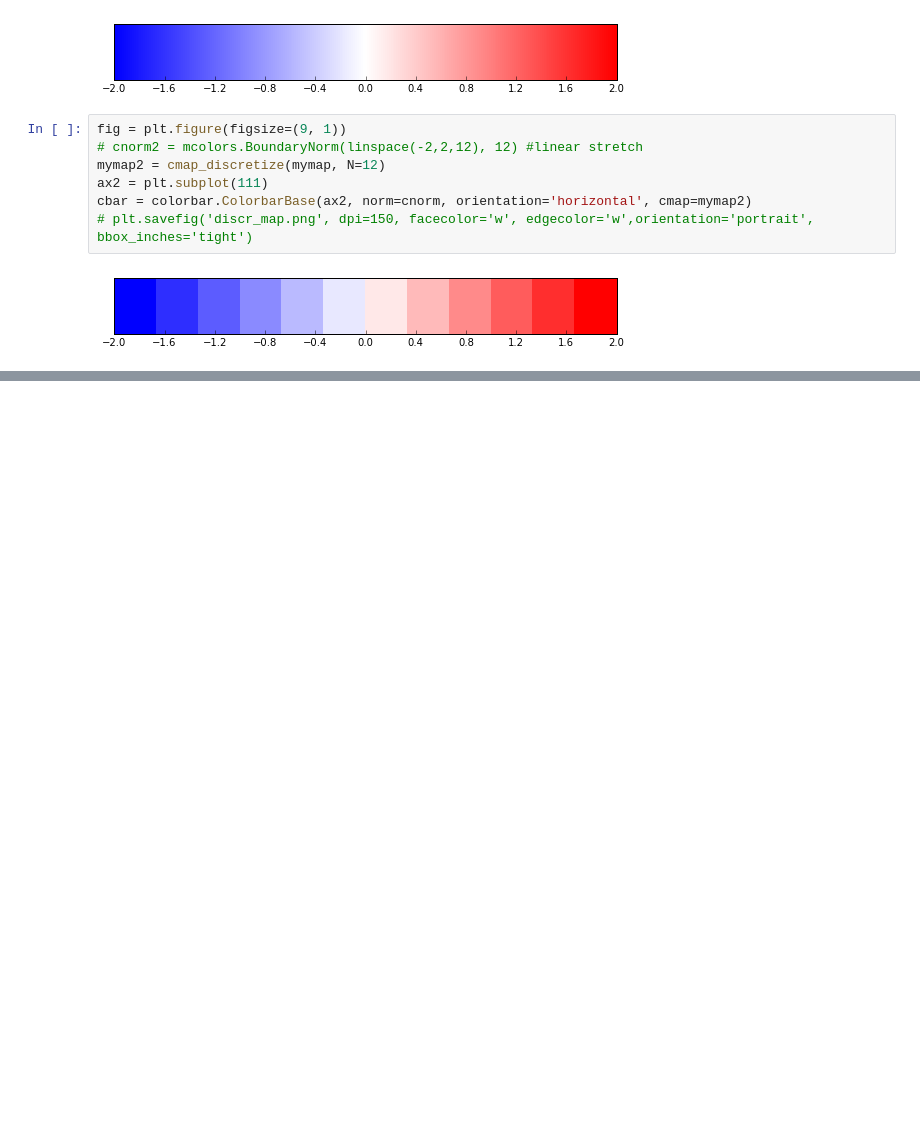
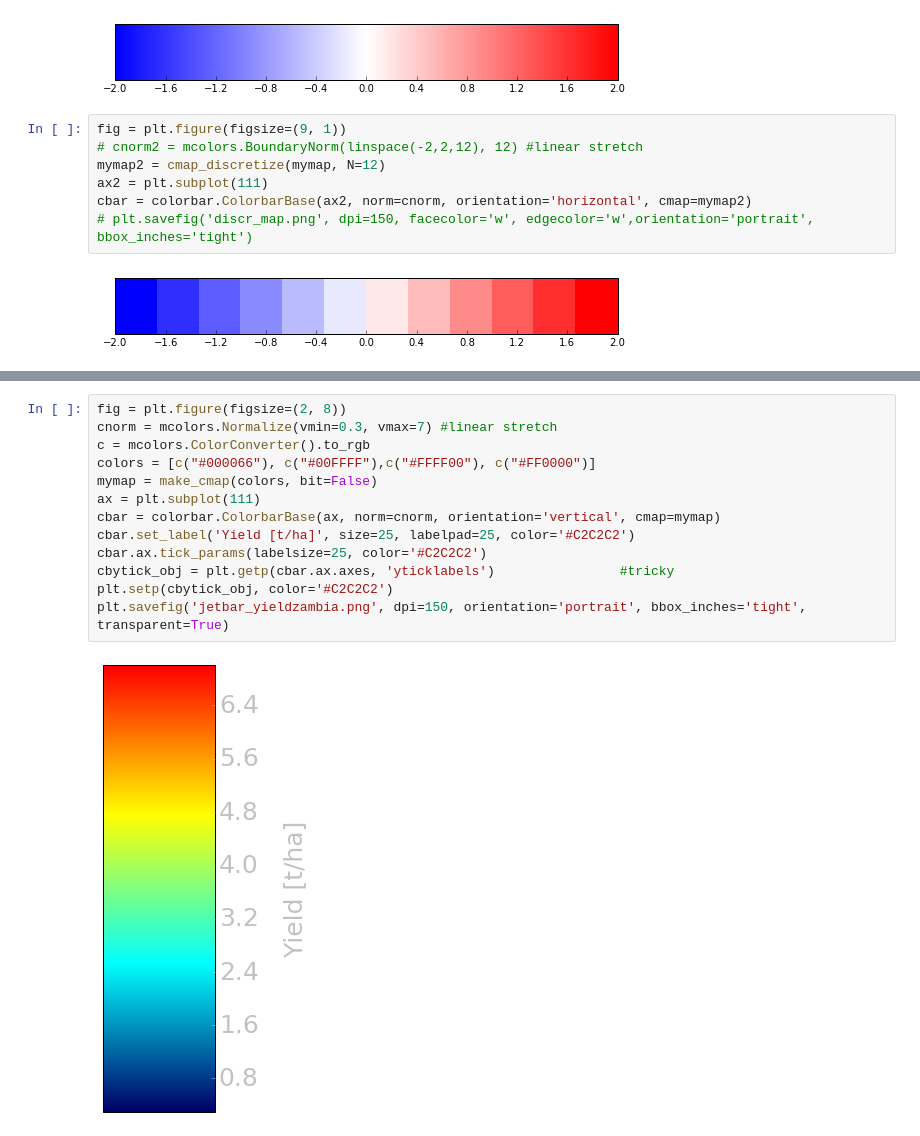
Before and after one commit to george-azzari/sharedscripts, a Jupyter notebook: colormaps.ipynb, the cells around one changed output, grey strips where cells are left out. Saved outputs shown, nothing was run; the diff lists cells and outputs as text; blank space fills up the shorter version.

```diff
--- a/colormaps.ipynb
+++ b/colormaps.ipynb
@@ -112,0 +111,15 @@ plt.savefig('jetbar.png', dpi=150, orientation='portrait', bbox_inches='tight',
+# %%
+fig = plt.figure(figsize=(2, 8))
+cnorm = mcolors.Normalize(vmin=0.3, vmax=7) #linear stretch
+c = mcolors.ColorConverter().to_rgb
+colors = [c("#000066"), c("#00FFFF"),c("#FFFF00"), c("#FF0000")]
+mymap = make_cmap(colors, bit=False)
+ax = plt.subplot(111)
+cbar = colorbar.ColorbarBase(ax, norm=cnorm, orientation='vertical', cmap=mymap)
+cbar.set_label('Yield [t/ha]', size=25, labelpad=25, color='#C2C2C2')
+cbar.ax.tick_params(labelsize=25, color='#C2C2C2')
+cbytick_obj = plt.getp(cbar.ax.axes, 'yticklabels')                #tricky
+plt.setp(cbytick_obj, color='#C2C2C2')
+plt.savefig('jetbar_yieldzambia.png', dpi=150, orientation='portrait', bbox_inches='tight', transparent=True)
+# %% [output]
+[figure, added]
```
Also changed, not shown: parts of 11 cells of this notebook, 16 other files.
